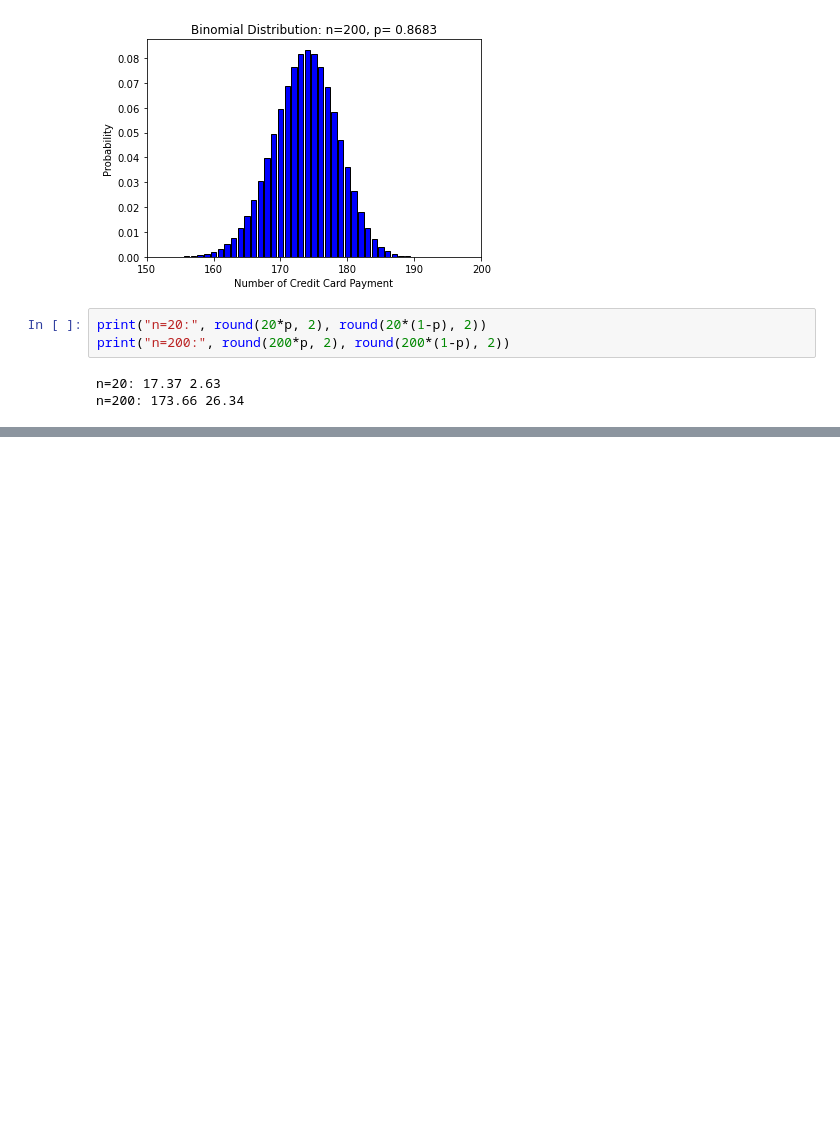
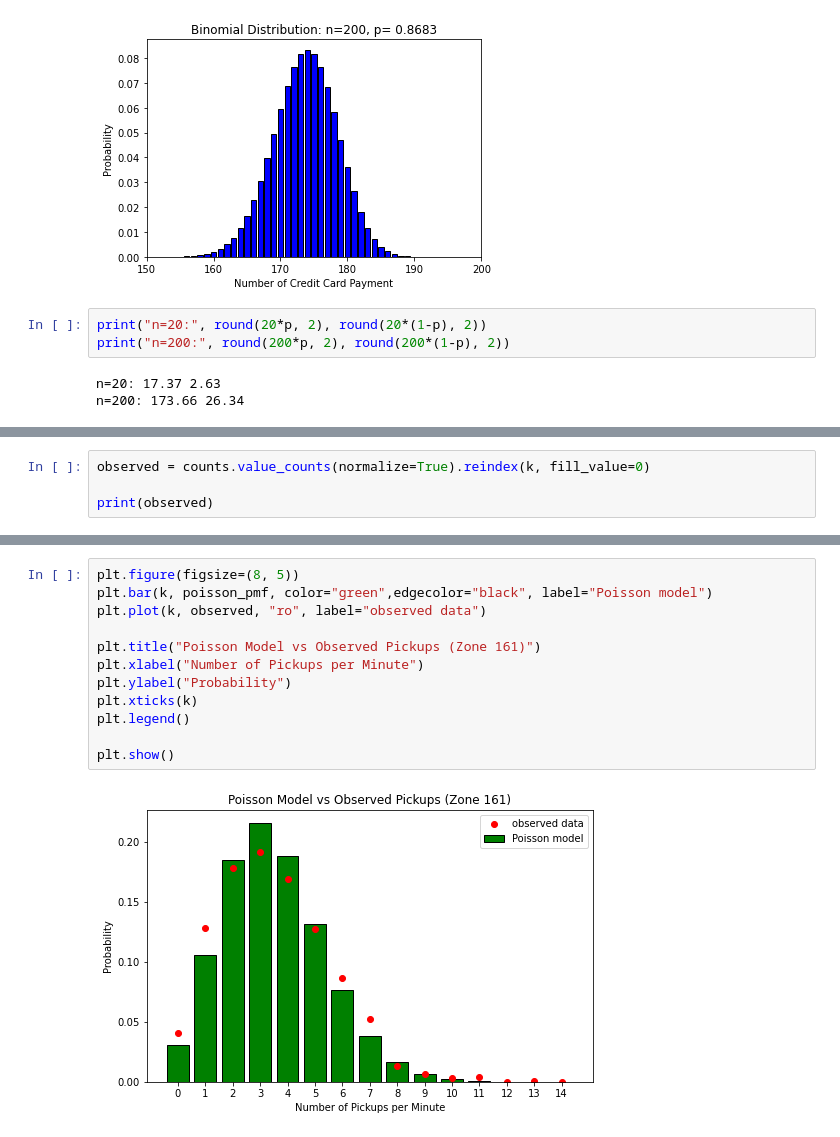
Before and after one commit to Huiyan-Li/Statistical-Techniques-sept-26, a Jupyter notebook: CA1_NYC_Taxi_Statistics.ipynb, the cells around one changed output, grey strips where cells are left out. Saved outputs shown, nothing was run; the diff lists cells and outputs as text; blank space fills up the shorter version.

```diff
--- a/CA1_NYC_Taxi_Statistics.ipynb
+++ b/CA1_NYC_Taxi_Statistics.ipynb
@@ -340,0 +414,4 @@ n=200: 173.66 26.34
+# %%
+observed = counts.value_counts(normalize=True).reindex(k, fill_value=0)
+
+print(observed)
@@ -340,0 +435,14 @@ n=200: 173.66 26.34
+# %%
+plt.figure(figsize=(8, 5))
+plt.bar(k, poisson_pmf, color="green",edgecolor="black", label="Poisson model")
+plt.plot(k, observed, "ro", label="observed data")
+
+plt.title("Poisson Model vs Observed Pickups (Zone 161)")
+plt.xlabel("Number of Pickups per Minute")
+plt.ylabel("Probability")
+plt.xticks(k)
+plt.legend()
+
+plt.show()
+# %% [output]
+[figure, added]
```
Also changed, not shown: parts of 19 cells of this notebook, 1 other file.
